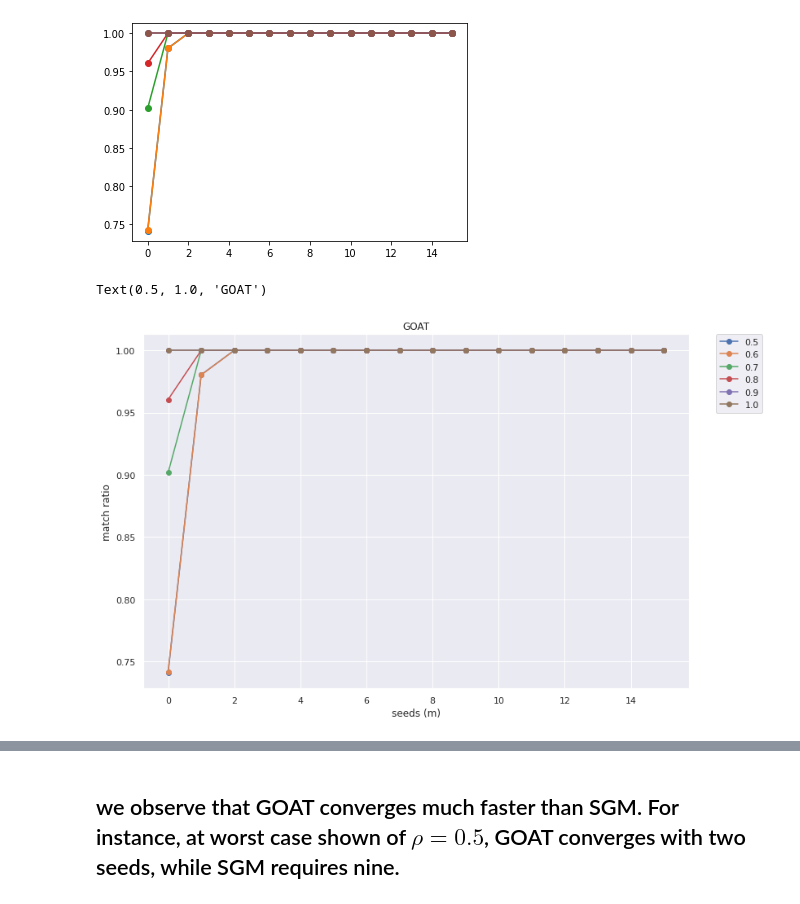
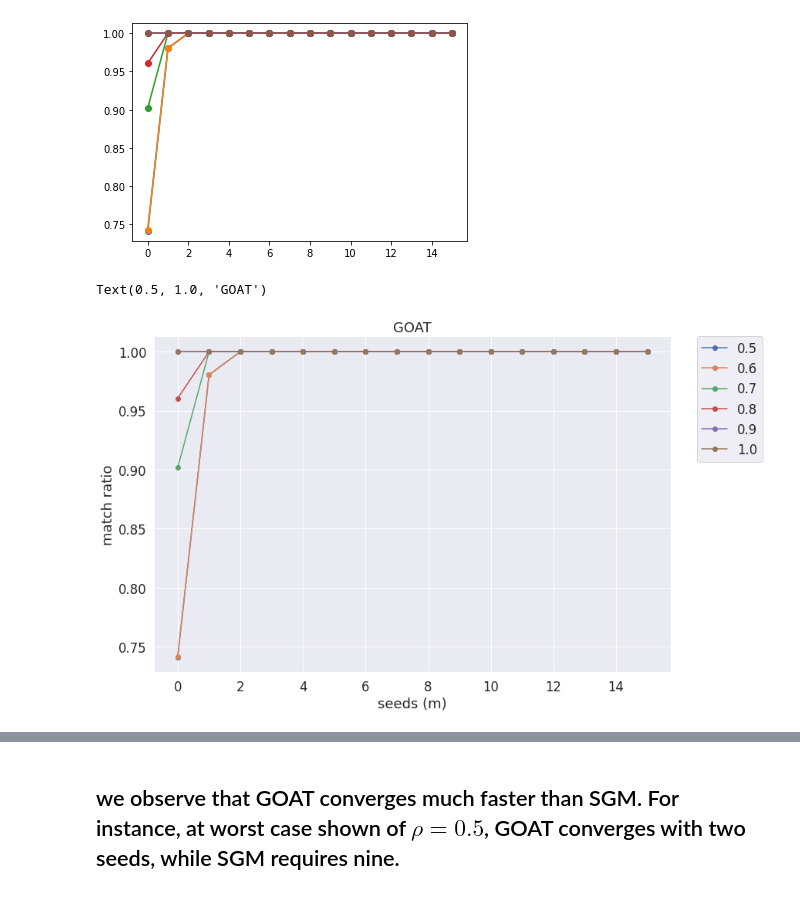
Before and after one commit to neurodata/goat, a Jupyter notebook: docs/sgm.ipynb, the cells around one changed output, grey strips where cells are left out. Cells and saved outputs as stored; diff of their text form; code cells hidden in the pictures.

```diff
--- a/docs/sgm.ipynb
+++ b/docs/sgm.ipynb
@@ -86,23 +86,22 @@ plt.ylabel("match ratio")
 IndexError: index 6 is out of bounds for axis 0 with size 6
 [figure]
 # %%
-
 
 import matplotlib.pyplot as plt
 import seaborn as sns
 sns.set_context('poster')
 sns.set(rc={'figure.figsize':(12,8)})
-
+sns.set(font_scale = 1.5)
 for i in range(len(rhos)):
     plt.plot(m, ratios[:, i], "-o", label=str(np.around(rhos[i],2)))
 
 plt.legend(bbox_to_anchor=(1.05, 1), loc="upper left", borderaxespad=0.0)
 plt.xlabel("seeds (m)")
 plt.ylabel("match ratio")
 plt.title('GOAT')
 # %% [output]
 Text(0.5, 1.0, 'GOAT')
-[figure, old version]
+[figure, new version]
 # %%
 from graspologic.simulations import sbm_corr
 import random
```
Also changed, not shown: parts of 1 cell of this notebook.
